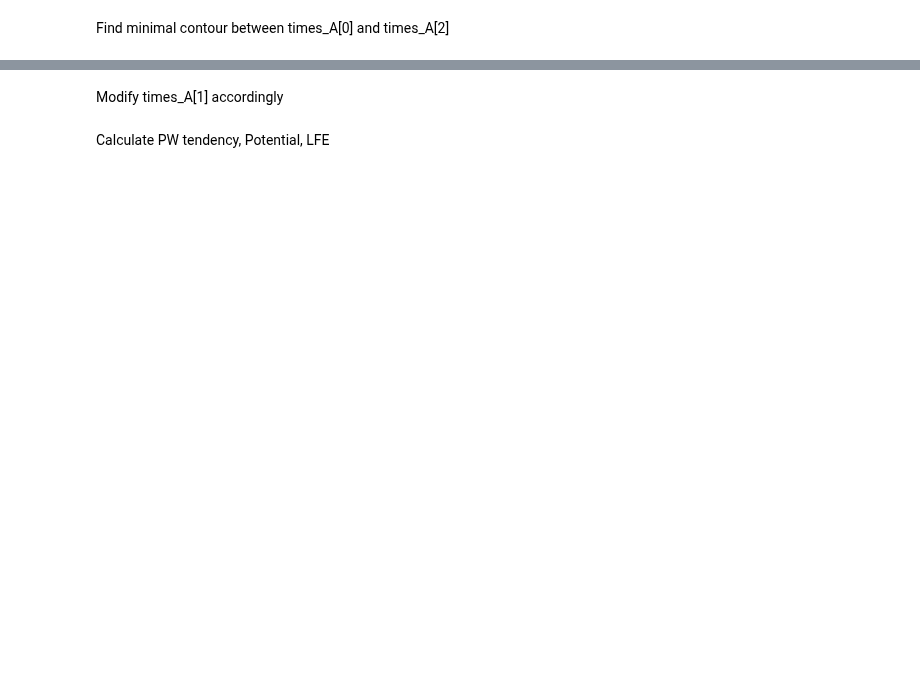
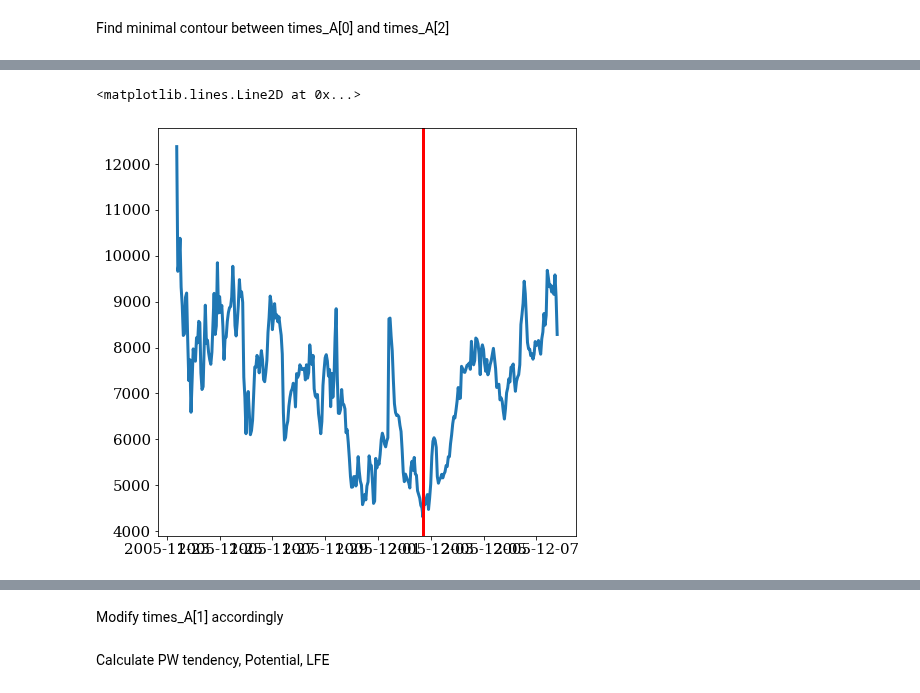
Before and after one commit to tbeucler/2019_WMI, a Jupyter notebook: dev/tbeucler/015_New_Figure_12.ipynb, the cells around one changed output, grey strips where cells are left out. Drawn from its saved outputs; the diff is of its cells as text; code cells hidden in the pictures; blank space fills up the shorter version.

```diff
--- a/dev/tbeucler/015_New_Figure_12.ipynb
+++ b/dev/tbeucler/015_New_Figure_12.ipynb
@@ -378,0 +417,3 @@ plt.plot(PWCONJUL_data[2005][-24*35:])
+# %%
+time_period = time_A[np.where((time_A>times_A[0]-np.timedelta64(6,'h'))&(time_A<times_A[-1]+np.timedelta64(6,'h')))]
+cont_period = cont_t[np.where((time_A>times_A[0]-np.timedelta64(6,'h'))&(time_A<times_A[-1]+np.timedelta64(6,'h')))]
@@ -378,0 +426,2 @@ plt.plot(PWCONJUL_data[2005][-24*35:])
+# %%
+it_min = np.argmin(cont_period)
@@ -378,0 +432,7 @@ plt.plot(PWCONJUL_data[2005][-24*35:])
+# %%
+plt.figure(figsize=(7.5,7.5))
+plt.plot(time_period,cont_period)
+plt.axvline(x=time_period[it_min],color='r')
+# %% [output]
+<matplotlib.lines.Line2D at 0x...>
+[figure, added]
```
Also changed, not shown: parts of 34 cells of this notebook.
